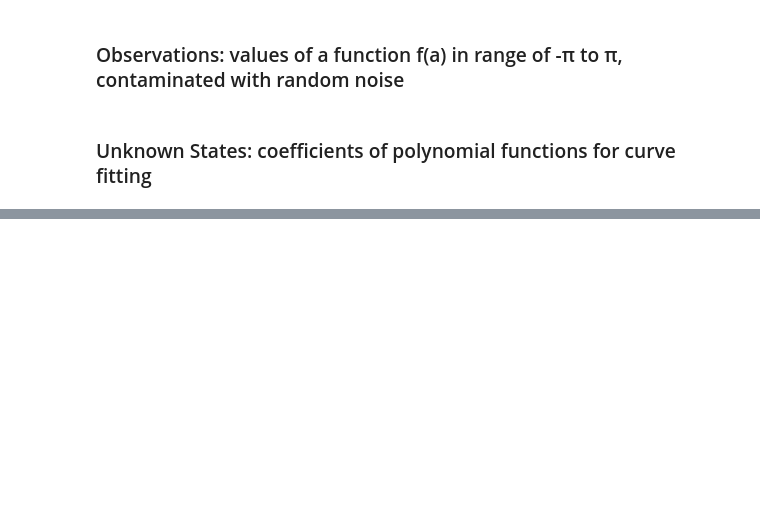
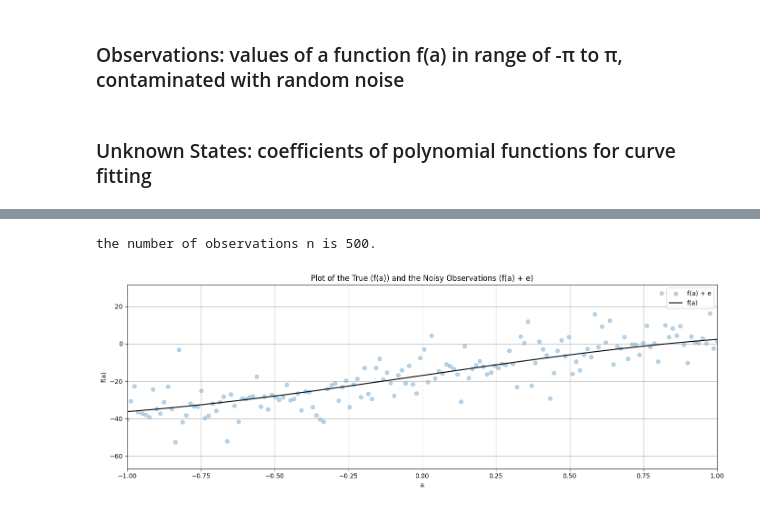
Before and after one commit to karafitzgerald/ENGG680_2025_Fall, a Jupyter notebook: Lab_Assignment1/StudentGradeManagement.ipynb, the cells around one changed output, grey strips where cells are left out. Drawn from its saved outputs; the diff is of its cells as text; code cells hidden in the pictures; blank space fills up the shorter version.

```diff
--- a/Lab_Assignment1/StudentGradeManagement.ipynb
+++ b/Lab_Assignment1/StudentGradeManagement.ipynb
@@ -660,34 +661,44 @@ l_true = arr_data [:,2]
 # step 3
 # define the number of observation n
 # (1 mark)
-n = #...
+n = len(l_true)
+print (f"the number of observations n is {n}.")
 
 # define the observation weight matrix P for LSE as identity matrix
 # identity weight matrix simply means the observations will be unweighted in the following LSE
 # (1 mark)
-P = #...
+P = np.identity (n)
 
 # define the range of function input(i.e., constants a), from start to end; and the numerical array of a
 start = -1* np.pi
 end = np.pi
 a = np.linspace(start, end, n)
+# %% [output]
+the number of observations n is 500.
 # %%
 # step 4
 # use the matplotlib to plot the true and noisy observations together in one single figure
 # use scatter for noisy observation plotting
 # for the true observation, label it as "f(a)"" and set color as 'k'
 # for the noisy observation scatter plot, label it as "f(a) + e", set color as 'tab:blue', set marker as 'o' and set alpha as 0.3
 # include proper axis labels, legend and title
 # scale the range of x-axis to be -1 to 1
 # keep this format for the rest of the plots in this lab assignment
 # (2 marks)
 
 fig, ax = plt.subplots(nrows=1, ncols=1, figsize=(14, 5))
-
-# ...
+plt.scatter(a, l, color='tab:blue', marker='o', alpha=0.3, label='f(a) + e')
+plt.plot(a, l_true, color='k', label='f(a)')
+plt.legend()
+plt.xlabel('a')
+plt.ylabel('f(a)')
+plt.title('Plot of the True (f(a)) and the Noisy Observations (f(a) + e)')
+plt.xlim(-1,1)
 
 ax.grid(True, which='both',ls='-',color='0.65')
 fig.tight_layout()
+# %% [output]
+[figure, added]
 # %%
 # step 5
 # define a curve fitting function named fit_polynomial_curve
```
Also changed, not shown: parts of 14 cells of this notebook.
